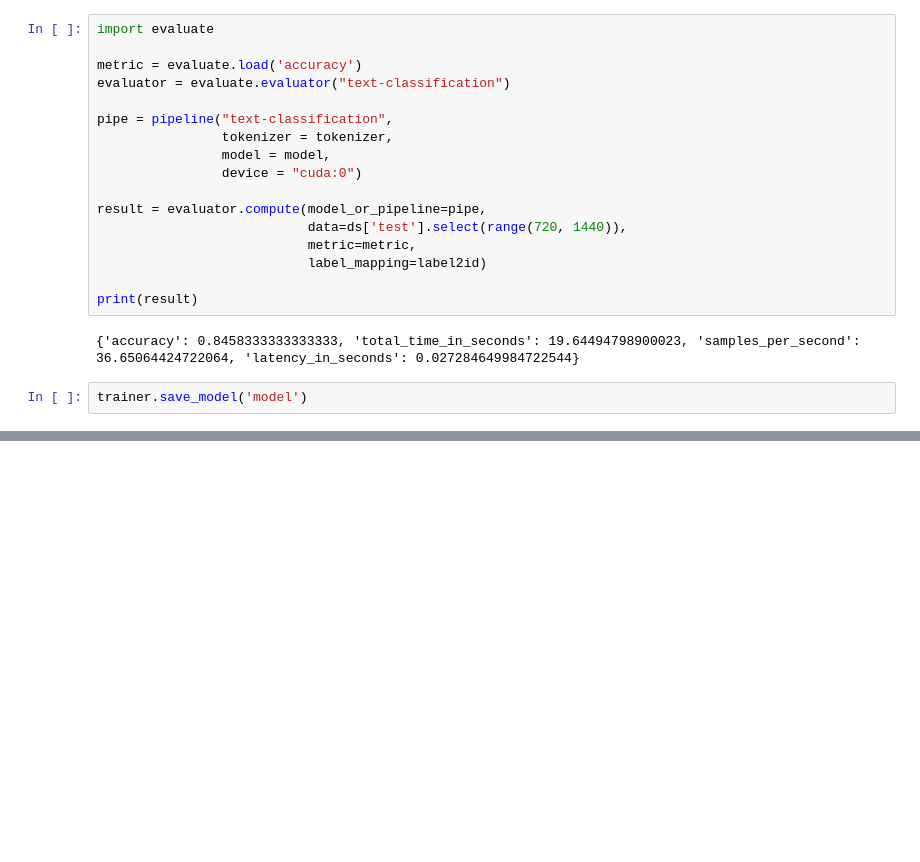
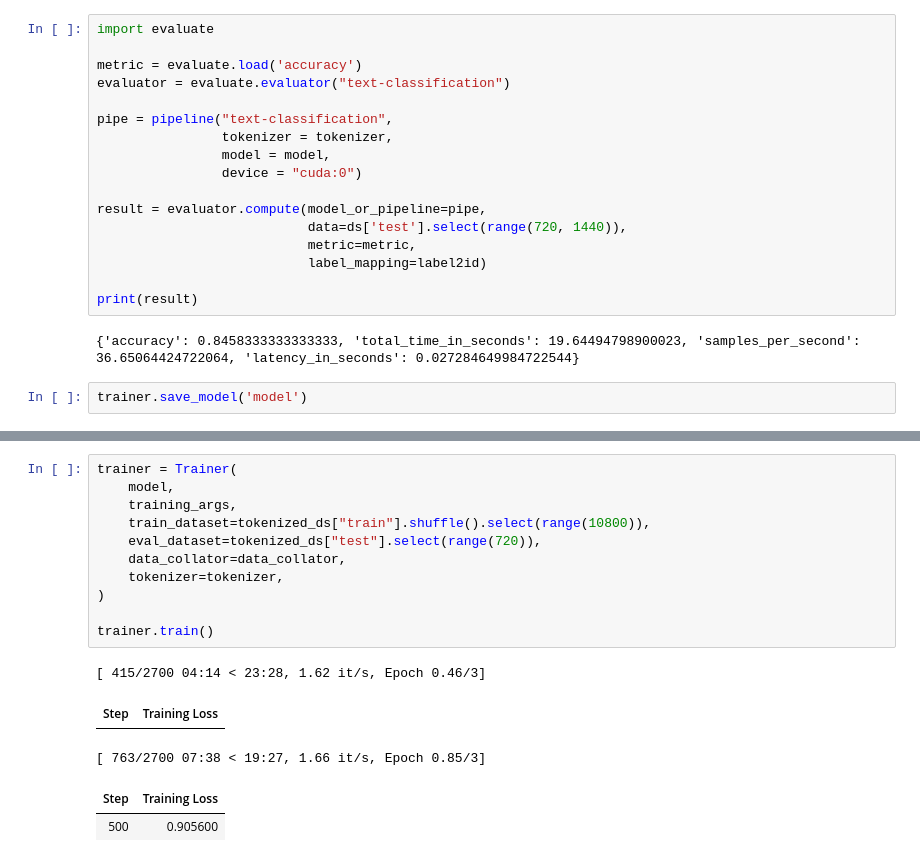
Before and after one commit to av-gav/itmo-nlp, a Jupyter notebook: Task2_2.ipynb, the cells around one changed output, grey strips where cells are left out. Saved outputs shown, nothing was run; the diff lists cells and outputs as text; blank space fills up the shorter version.

```diff
--- a/Task2_2.ipynb
+++ b/Task2_2.ipynb
@@ -206,0 +232,17 @@ trainer.train()
+# %%
+trainer = Trainer(
+    model,
+    training_args,
+    train_dataset=tokenized_ds["train"].shuffle().select(range(10800)),
+    eval_dataset=tokenized_ds["test"].select(range(720)),
+    data_collator=data_collator,
+    tokenizer=tokenizer,
+)
+
+trainer.train()
+# %% [output]
+[ 415/2700 04:14 < 23:28, 1.62 it/s, Epoch 0.46/3]
+| Step | Training Loss |
+[ 763/2700 07:38 < 19:27, 1.66 it/s, Epoch 0.85/3]
+| Step | Training Loss |
+| 500 | 0.905600 |
```
Also changed, not shown: parts of 3 cells of this notebook.
